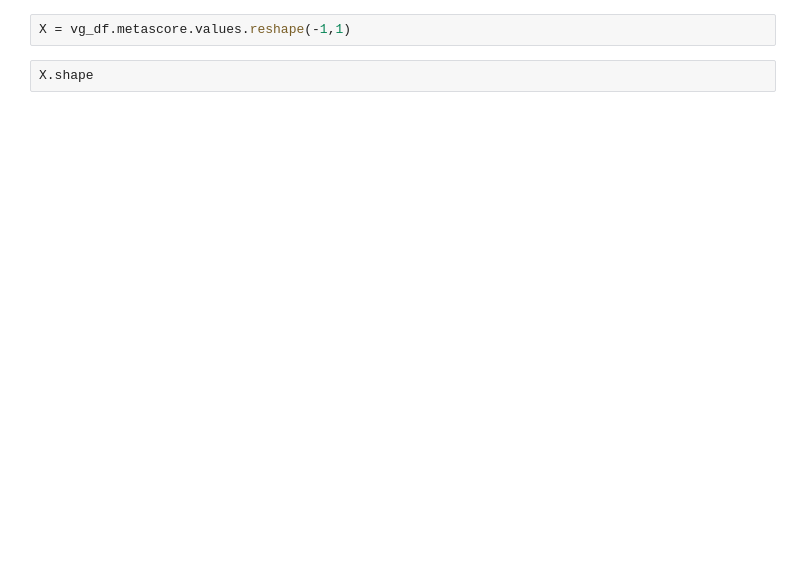
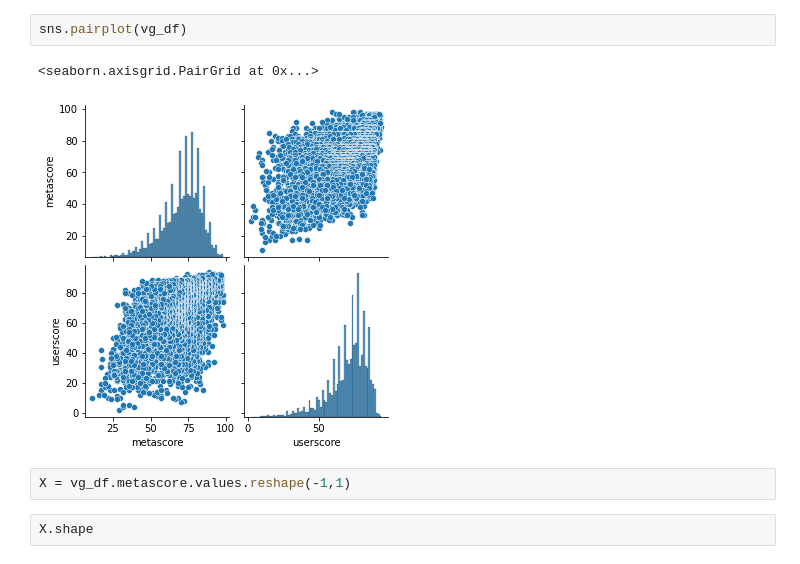
Before and after one commit to CodyMorin25/Final_Project, a Jupyter notebook: Machine_Learning_Model.ipynb, the cells around one changed output. Drawn from its saved outputs; the diff is of its cells as text; blank space fills up the shorter version.

```diff
--- a/Machine_Learning_Model.ipynb
+++ b/Machine_Learning_Model.ipynb
@@ -36,3 +46,8 @@ plt.show()
+# %%
+sns.pairplot(vg_df)
+# %% [output]
+<seaborn.axisgrid.PairGrid at 0x...>
+[figure, added]
 # %%
 X = vg_df.metascore.values.reshape(-1,1)
 # %%
```
Also changed, not shown: parts of 13 cells of this notebook, 1 other file.
